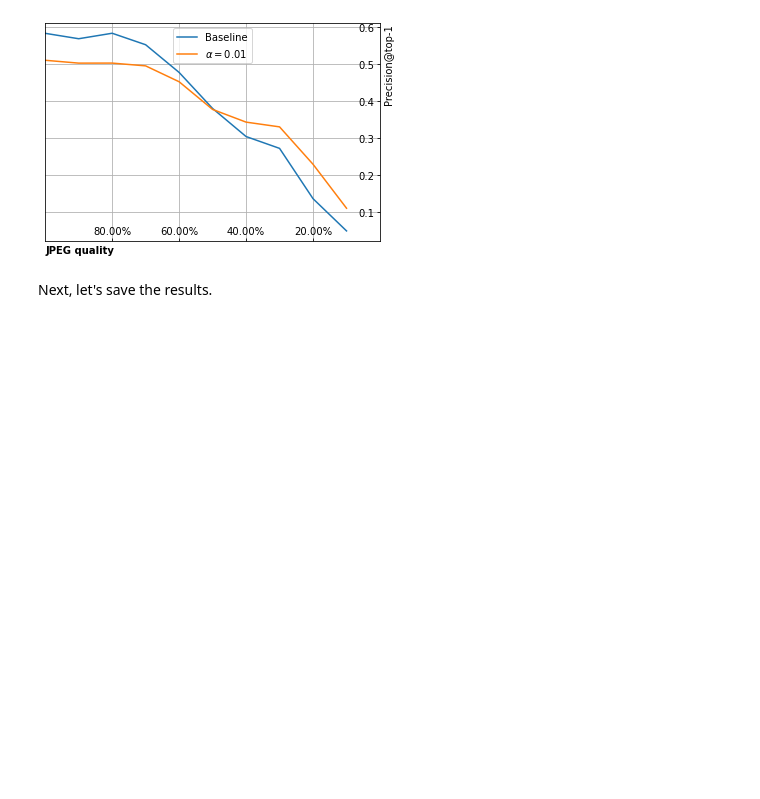
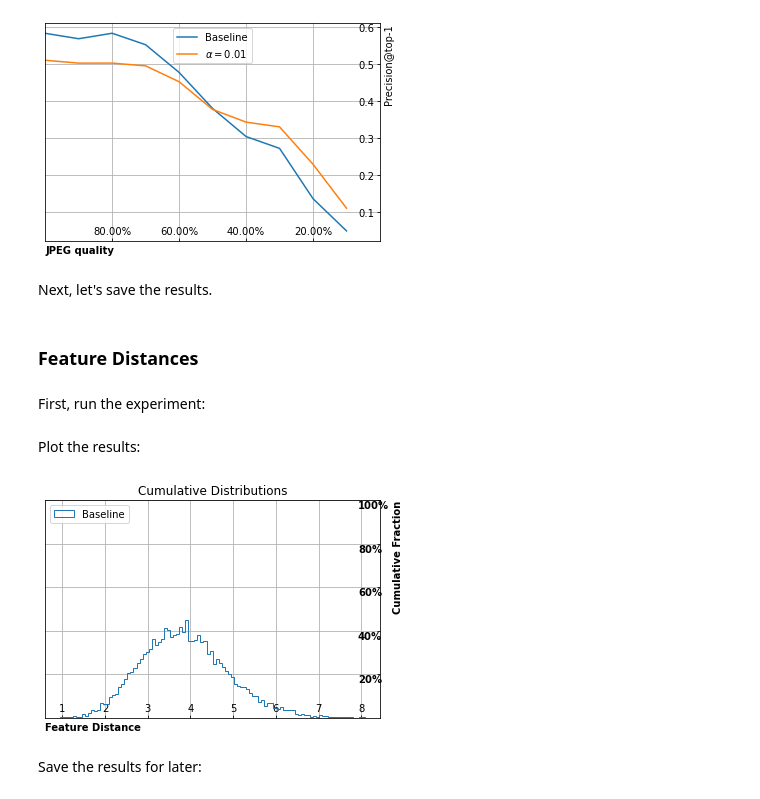
Before and after one commit to g-peery/stability-training, a Jupyter notebook: Results.ipynb, the cells around one changed output. Cells and saved outputs as stored; diff of their text form; code cells hidden in the pictures; blank space fills up the shorter version.

Commit message:
Trained baseline triplet overnight

```diff
--- a/Results.ipynb
+++ b/Results.ipynb
@@ -325,24 +331,32 @@ def make_observations(baseline_model, stabilized_model, imagefolder):
     """
     baseline_observations = []
     stabilized_observations = []
+    tensor_transform = inception_transform
 
-    for img_name in os.listdir(imagefolder):
+    for img_name in tqdm_variant(os.listdir(imagefolder)):
         #
         # Deal with images
         #
-        original_img = Image.open(image_fpath)
+        image_fpath = os.path.join(imagefolder, img_name)
+        if "jpeg" in img_name.lower():
+            original_img = Image.open(image_fpath).convert("RGB")
+        else:
+            continue
         # Thanks https://stackoverflow.com/a/30771751
-        buffer = StringIO.StringIO()
+        buffer = BytesIO()
         original_img.save(buffer, "JPEG", optimize=True, quality=50)
-        compressed_img = Image.open(buffer)
+        compressed_img = Image.open(buffer).convert("RGB")
 
-        orig_tensor = T.ToTensor(original_img)
-        comp_tensor = T.ToTensor(compressed_img)
+        orig_tensor = tensor_transform(original_img)
+        comp_tensor = tensor_transform(compressed_img)
+        orig_tensor = orig_tensor.view(1, *orig_tensor.shape)
+        comp_tensor = comp_tensor.view(1, *comp_tensor.shape)
         #
         # Make observations
         #
         baseline_model.eval()
-        stabilized_model.eval()
+        if stabilized_model is not None:
+            stabilized_model.eval()
         with torch.no_grad():
             # Baseline
             original_rep = baseline_model(orig_tensor)
@@ -350,10 +364,11 @@ def make_observations(baseline_model, stabilized_model, imagefolder):
             dist = torch.sqrt(((original_rep - compressed_rep)**2).sum())
             baseline_observations.append(dist)
             # Stabilized
-            original_rep = stabilized_model(orig_tensor)
-            compressed_rep = stabilized_model(comp_tensor)
-            dist = torch.sqrt(((original_rep - compressed_rep)**2).sum())
-            stabilized_observations.append(dist)
+            if stabilized_model is not None:
+                original_rep = stabilized_model(orig_tensor)
+                compressed_rep = stabilized_model(comp_tensor)
+                dist = torch.sqrt(((original_rep - compressed_rep)**2).sum())
+                stabilized_observations.append(dist)
 
     return baseline_observations, stabilized_observations
 # %% [markdown]
@@ -2181,3 +2211,24 @@ with open(
             "stabilized" : stabilized_precision
         }, file_obj
     )
+# %% [markdown]
+### Feature Distances
+# %% [markdown]
+First, run the experiment:
+# %%
+baseline_observations, stabilized_observations = make_observations(
+    inception_triplet_ranking.model.to("cpu"),
+    None,
+    os.path.join(os.path.abspath(""), "tiny-imagenet-200", "test", "images")
+)
+# %% [markdown]
+Plot the results:
+# %%
+plot_cumulative_dist(
+    list(map(lambda x : x.item(), baseline_observations)),
+    stabilized_observations
+)
+# %% [output]
+[figure, added]
+# %% [markdown]
+Save the results for later:
```
Also changed, not shown: parts of 8 cells of this notebook, 2 other files.
